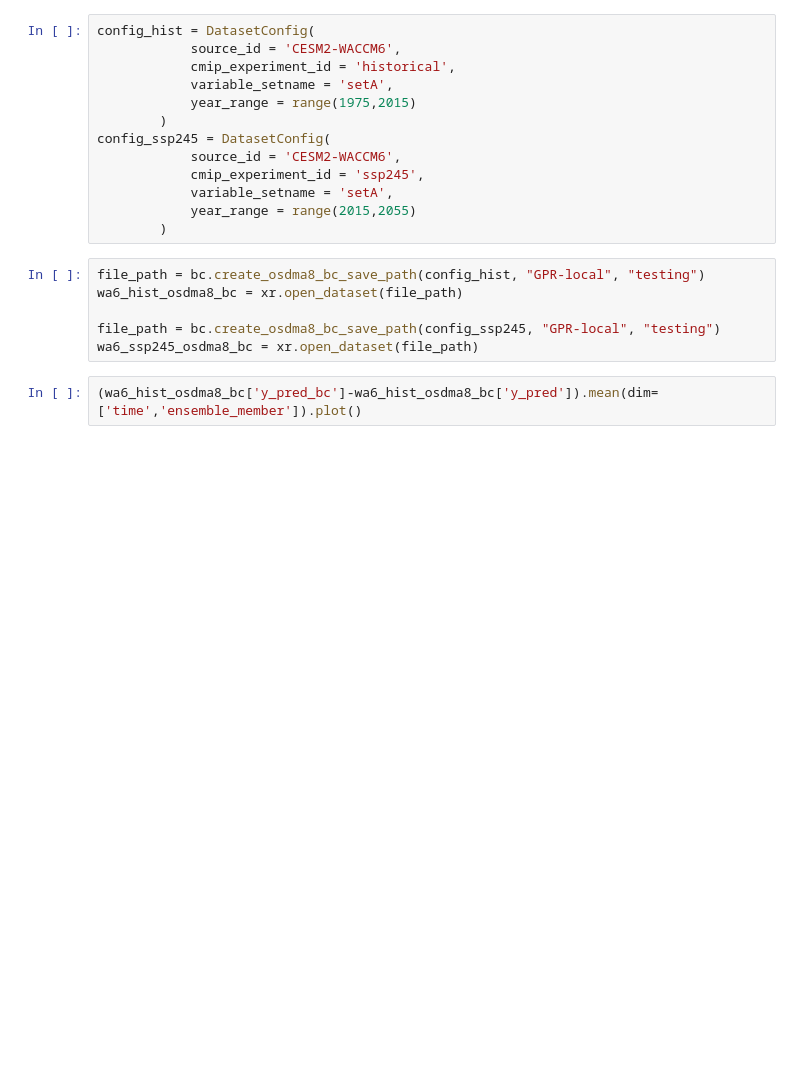
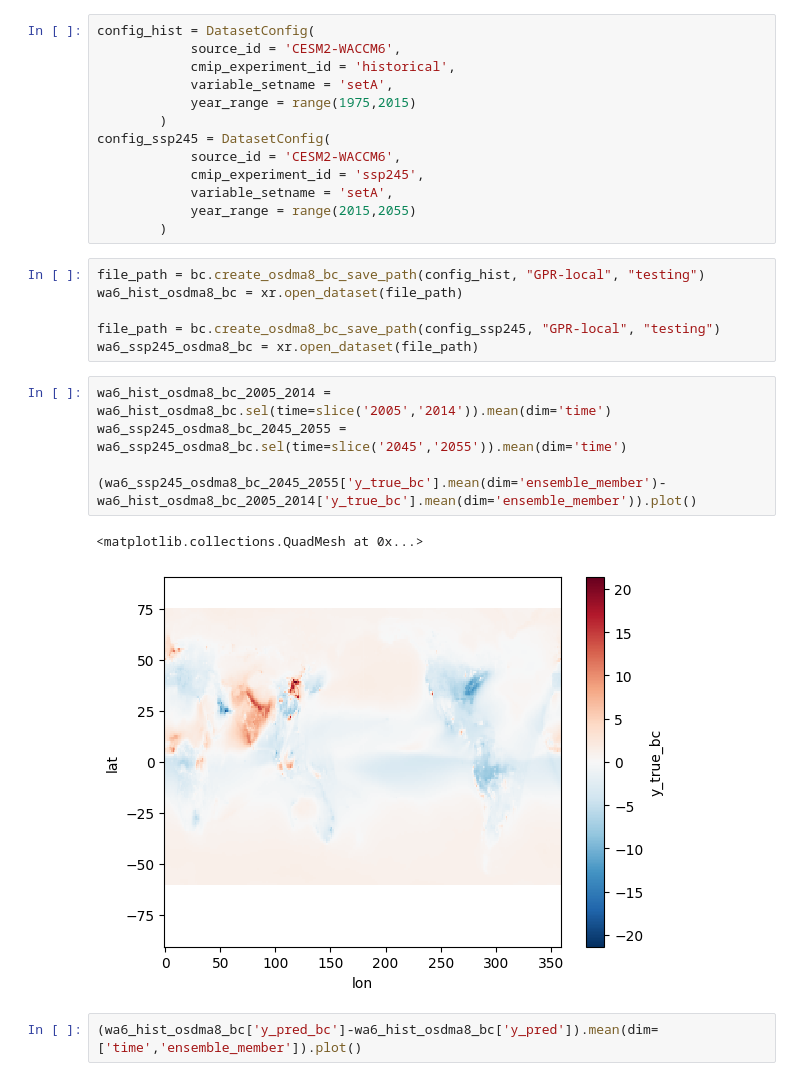
Before and after one commit to emmleroy/fast-o3-iv, a Jupyter notebook: figures/paper/ERL/Fig2-bias-correction.ipynb, the cells around one changed output. Saved outputs shown, nothing was run; the diff lists cells and outputs as text; blank space fills up the shorter version.

```diff
--- a/figures/paper/ERL/Fig2-bias-correction.ipynb
+++ b/figures/paper/ERL/Fig2-bias-correction.ipynb
@@ -24,6 +24,14 @@ wa6_hist_osdma8_bc = xr.open_dataset(file_path)
 
 file_path = bc.create_osdma8_bc_save_path(config_ssp245, "GPR-local", "testing")
 wa6_ssp245_osdma8_bc = xr.open_dataset(file_path)
+# %%
+wa6_hist_osdma8_bc_2005_2014 = wa6_hist_osdma8_bc.sel(time=slice('2005','2014')).mean(dim='time')
+wa6_ssp245_osdma8_bc_2045_2055 = wa6_ssp245_osdma8_bc.sel(time=slice('2045','2055')).mean(dim='time')
+
+(wa6_ssp245_osdma8_bc_2045_2055['y_true_bc'].mean(dim='ensemble_member')-wa6_hist_osdma8_bc_2005_2014['y_true_bc'].mean(dim='ensemble_member')).plot()
+# %% [output]
+<matplotlib.collections.QuadMesh at 0x...>
+[figure, added]
 # %%
 (wa6_hist_osdma8_bc['y_pred_bc']-wa6_hist_osdma8_bc['y_pred']).mean(dim=['time','ensemble_member']).plot()
 # %% [output]
```
